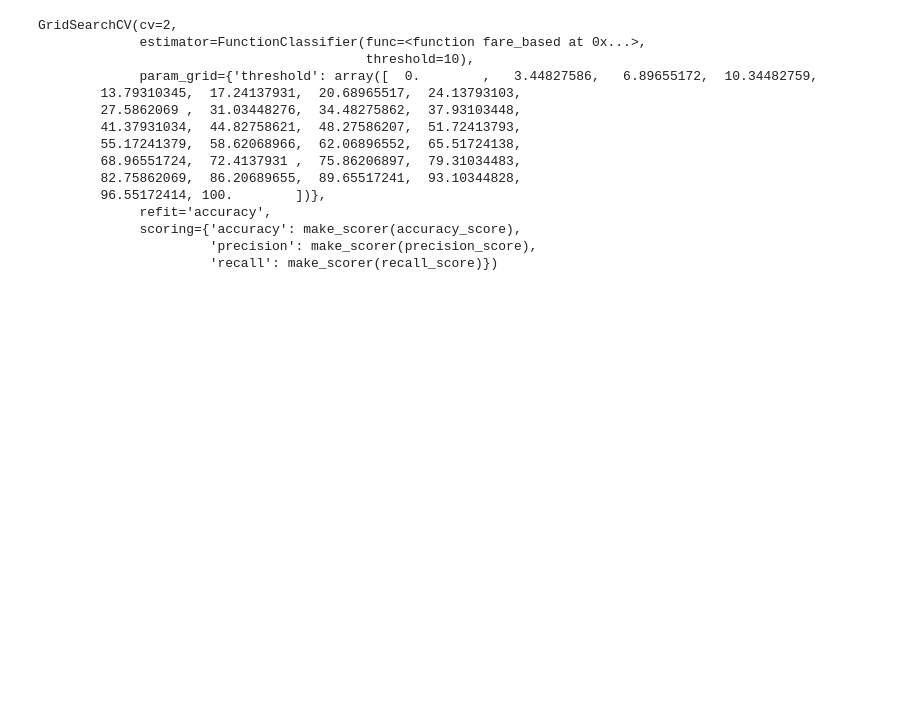
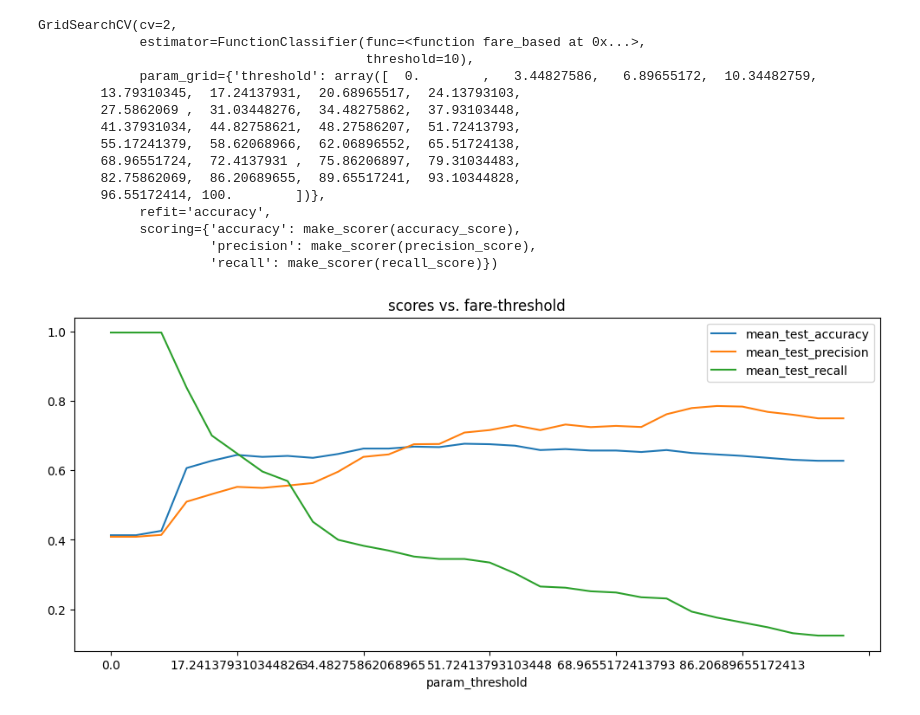
Before and after one commit to Parishri07/Data-Science-and-Machine-Learning, a Jupyter notebook: human_learn_demo.ipynb, the cells around one changed output. Cells and saved outputs as stored; diff of their text form; code cells hidden in the pictures; blank space fills up the shorter version.

```diff
--- a/human_learn_demo.ipynb
+++ b/human_learn_demo.ipynb
@@ -149,3 +149,13 @@ GridSearchCV(cv=2,
              scoring={'accuracy': make_scorer(accuracy_score),
                       'precision': make_scorer(precision_score),
                       'recall': make_scorer(recall_score)})
+# %%
+import pandas as pd
+
+score_df = (pd.DataFrame(grid.cv_results_)
+  .set_index('param_threshold')
+  [['mean_test_accuracy', 'mean_test_precision', 'mean_test_recall']])
+
+score_df.plot(figsize=(12, 5), title="scores vs. fare-threshold");
+# %% [output]
+[figure, added]
```
